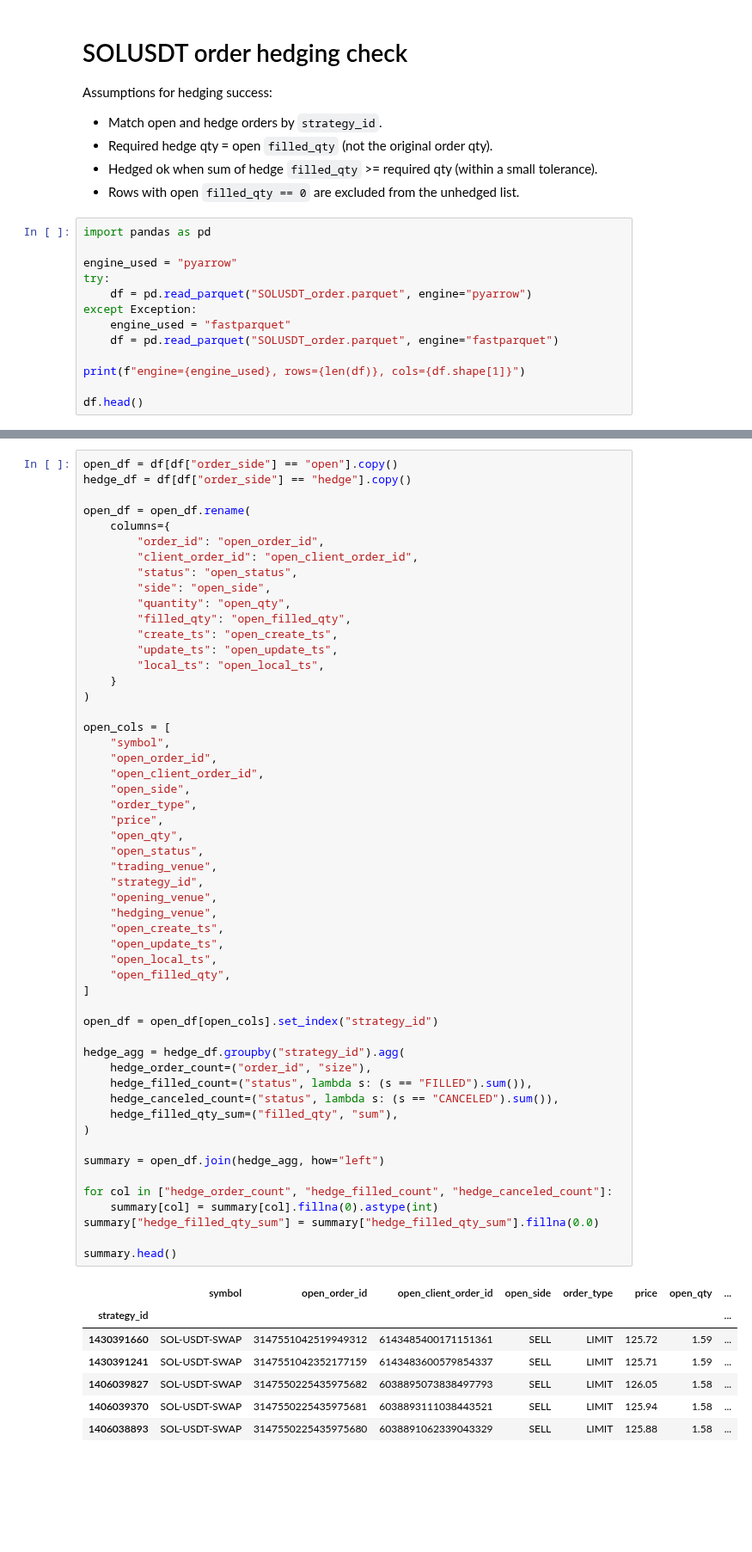
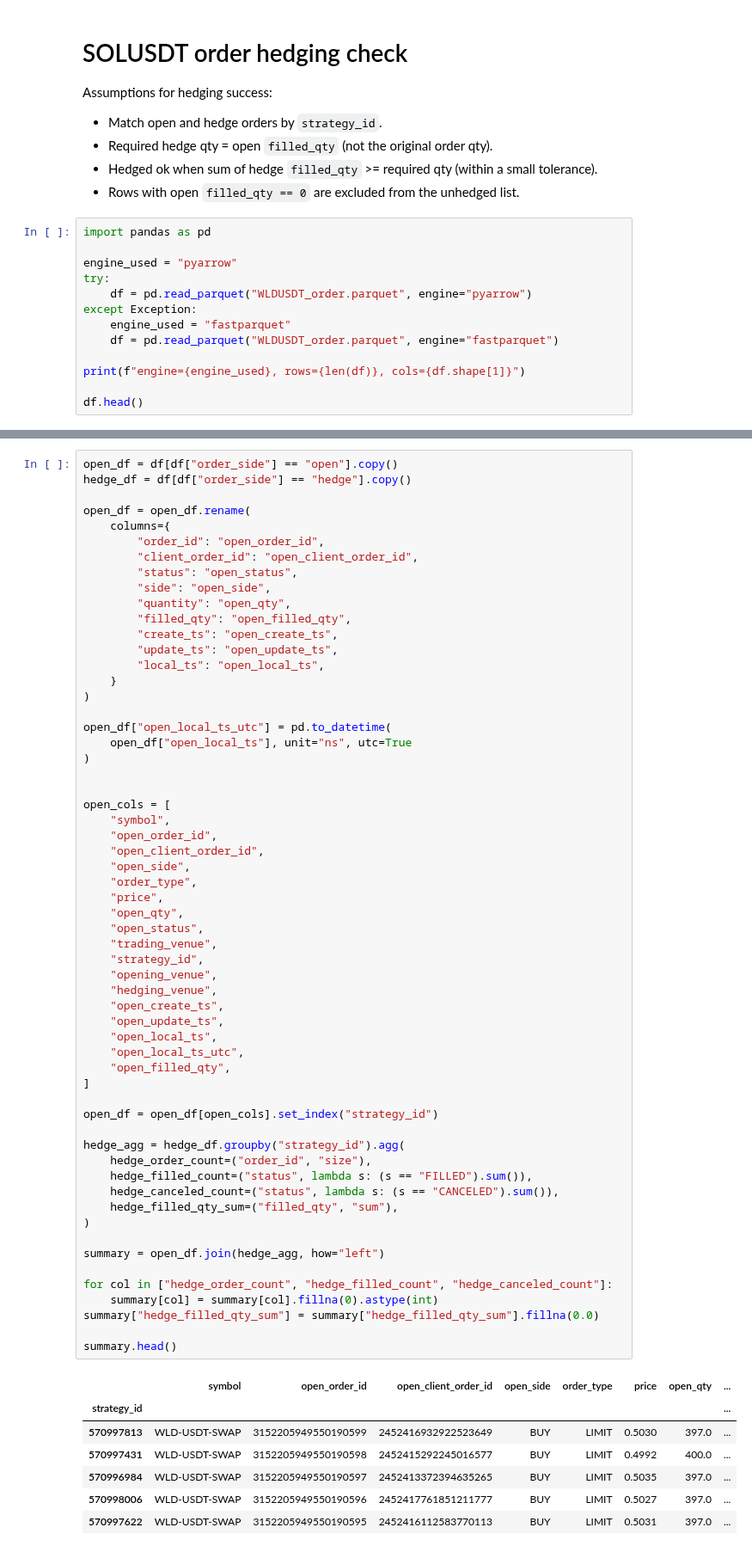
Before and after one commit to fangwater/mkt_signal, a Jupyter notebook: check.ipynb, the cells around one changed output, grey strips where cells are left out. Shown at 86% size. Cells and saved outputs as stored; diff of their text form; blank space fills up the shorter version.

```diff
--- a/check.ipynb
+++ b/check.ipynb
@@ -11,10 +11,10 @@ import pandas as pd
 
 engine_used = "pyarrow"
 try:
-    df = pd.read_parquet("SOLUSDT_order.parquet", engine="pyarrow")
+    df = pd.read_parquet("WLDUSDT_order.parquet", engine="pyarrow")
 except Exception:
     engine_used = "fastparquet"
-    df = pd.read_parquet("SOLUSDT_order.parquet", engine="fastparquet")
+    df = pd.read_parquet("WLDUSDT_order.parquet", engine="fastparquet")
 
 print(f"engine={engine_used}, rows={len(df)}, cols={df.shape[1]}")
 
@@ -46,6 +46,11 @@ open_df = open_df.rename(
     }
 )
 
+open_df["open_local_ts_utc"] = pd.to_datetime(
+    open_df["open_local_ts"], unit="ns", utc=True
+)
+
+
 open_cols = [
     "symbol",
     "open_order_id",
@@ -57,38 +62,39 @@ open_cols = [
     "open_status",
     "trading_venue",
     "strategy_id",
     "opening_venue",
     "hedging_venue",
     "open_create_ts",
     "open_update_ts",
     "open_local_ts",
+    "open_local_ts_utc",
     "open_filled_qty",
 ]
 
 open_df = open_df[open_cols].set_index("strategy_id")
 
 hedge_agg = hedge_df.groupby("strategy_id").agg(
     hedge_order_count=("order_id", "size"),
     hedge_filled_count=("status", lambda s: (s == "FILLED").sum()),
     hedge_canceled_count=("status", lambda s: (s == "CANCELED").sum()),
     hedge_filled_qty_sum=("filled_qty", "sum"),
 )
 
 summary = open_df.join(hedge_agg, how="left")
 
 for col in ["hedge_order_count", "hedge_filled_count", "hedge_canceled_count"]:
     summary[col] = summary[col].fillna(0).astype(int)
 summary["hedge_filled_qty_sum"] = summary["hedge_filled_qty_sum"].fillna(0.0)
 
 summary.head()
 # %% [output]
 |  | symbol | open_order_id | open_client_order_id | open_side | order_type | price | open_qty | ... |
 | strategy_id |  |  |  |  |  |  |  | ... |
-| 1430391660 | SOL-USDT-SWAP | 3147551042519949312 | 6143485400171151361 | SELL | LIMIT | 125.72 | 1.59 | ... |
-| 1430391241 | SOL-USDT-SWAP | 3147551042352177159 | 6143483600579854337 | SELL | LIMIT | 125.71 | 1.59 | ... |
-| 1406039827 | SOL-USDT-SWAP | 3147550225435975682 | 6038895073838497793 | SELL | LIMIT | 126.05 | 1.58 | ... |
-| 1406039370 | SOL-USDT-SWAP | 3147550225435975681 | 6038893111038443521 | SELL | LIMIT | 125.94 | 1.58 | ... |
-| 1406038893 | SOL-USDT-SWAP | 3147550225435975680 | 6038891062339043329 | SELL | LIMIT | 125.88 | 1.58 | ... |
+| 570997813 | WLD-USDT-SWAP | 3152205949550190599 | 2452416932922523649 | BUY | LIMIT | 0.5030 | 397.0 | ... |
+| 570997431 | WLD-USDT-SWAP | 3152205949550190598 | 2452415292245016577 | BUY | LIMIT | 0.4992 | 400.0 | ... |
+| 570996984 | WLD-USDT-SWAP | 3152205949550190597 | 2452413372394635265 | BUY | LIMIT | 0.5035 | 397.0 | ... |
+| 570998006 | WLD-USDT-SWAP | 3152205949550190596 | 2452417761851211777 | BUY | LIMIT | 0.5027 | 397.0 | ... |
+| 570997622 | WLD-USDT-SWAP | 3152205949550190595 | 2452416112583770113 | BUY | LIMIT | 0.5031 | 397.0 | ... |
 # %%
 summary["need_hedge_qty"] = summary["open_filled_qty"]
 
```
Also changed, not shown: parts of 2 cells of this notebook.
